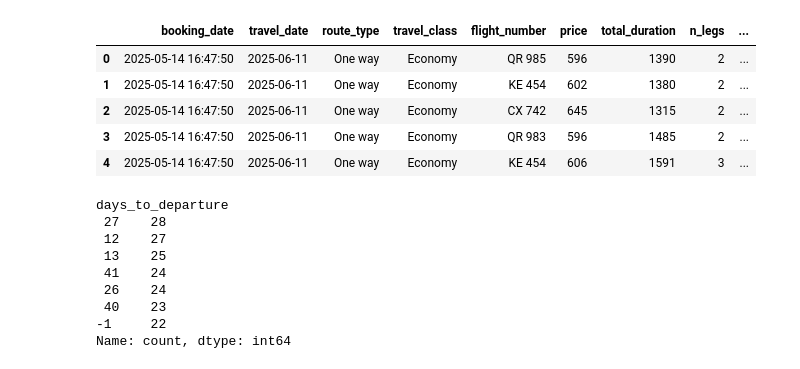
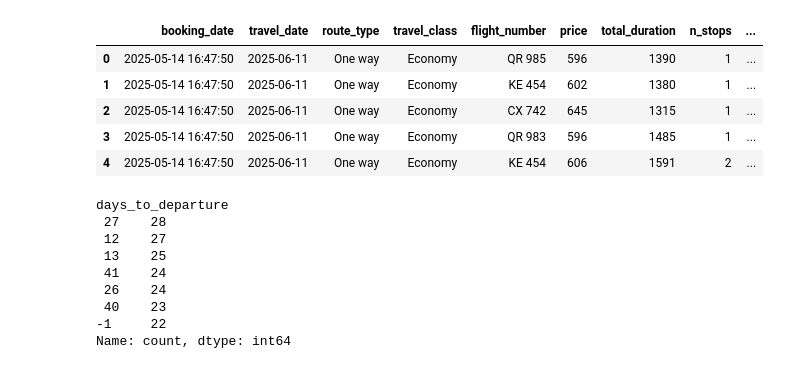
Before and after one commit to jimmytrn154/DataScienceFinalProject, a Jupyter notebook: Chuong_LogReg/LogReg.ipynb, the cells around one changed output. Saved outputs shown, nothing was run; the diff lists cells and outputs as text; code cells hidden in the pictures.

```diff
--- a/Chuong_LogReg/LogReg.ipynb
+++ b/Chuong_LogReg/LogReg.ipynb
@@ -8,15 +8,15 @@ from sklearn.linear_model import LogisticRegression
 from sklearn.model_selection import train_test_split
 from sklearn.preprocessing import LabelEncoder, OrdinalEncoder, OneHotEncoder
 # %%
-df = pd.read_csv('merged_flights.csv')
+df = pd.read_csv('finalSet.csv')
 df.head()
 # %% [output]
-|  | booking_date | travel_date | route_type | travel_class | flight_number | price | total_duration | n_legs | ... |
-| 0 | 2025-05-14 16:47:50 | 2025-06-11 | One way | Economy | QR 985 | 596 | 1390 | 2 | ... |
-| 1 | 2025-05-14 16:47:50 | 2025-06-11 | One way | Economy | KE 454 | 602 | 1380 | 2 | ... |
-| 2 | 2025-05-14 16:47:50 | 2025-06-11 | One way | Economy | CX 742 | 645 | 1315 | 2 | ... |
-| 3 | 2025-05-14 16:47:50 | 2025-06-11 | One way | Economy | QR 983 | 596 | 1485 | 2 | ... |
-| 4 | 2025-05-14 16:47:50 | 2025-06-11 | One way | Economy | KE 454 | 606 | 1591 | 3 | ... |
+|  | booking_date | travel_date | route_type | travel_class | flight_number | price | total_duration | n_stops | ... |
+| 0 | 2025-05-14 16:47:50 | 2025-06-11 | One way | Economy | QR 985 | 596 | 1390 | 1 | ... |
+| 1 | 2025-05-14 16:47:50 | 2025-06-11 | One way | Economy | KE 454 | 602 | 1380 | 1 | ... |
+| 2 | 2025-05-14 16:47:50 | 2025-06-11 | One way | Economy | CX 742 | 645 | 1315 | 1 | ... |
+| 3 | 2025-05-14 16:47:50 | 2025-06-11 | One way | Economy | QR 983 | 596 | 1485 | 1 | ... |
+| 4 | 2025-05-14 16:47:50 | 2025-06-11 | One way | Economy | KE 454 | 606 | 1591 | 2 | ... |
 # %%
 df['days_to_departure'].value_counts()
 # %% [output]
```
Also changed, not shown: parts of 11 cells of this notebook, 2 other files.
